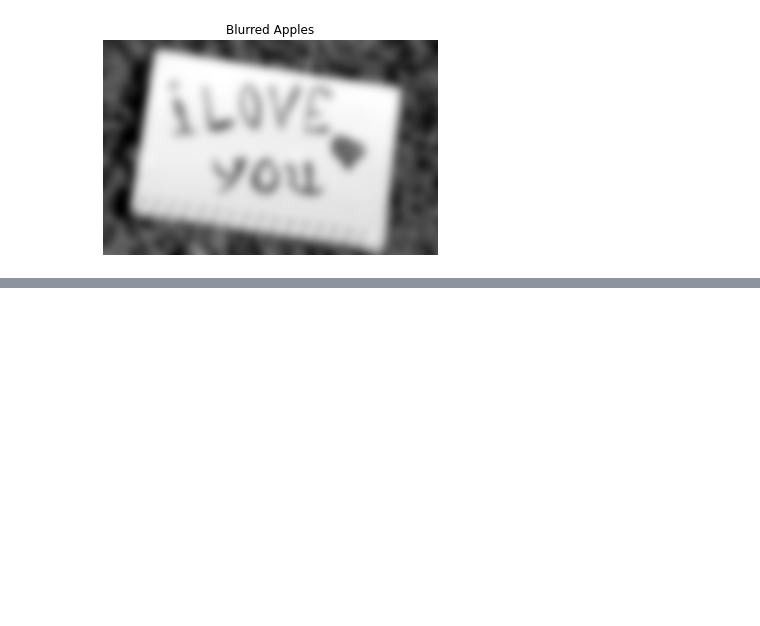
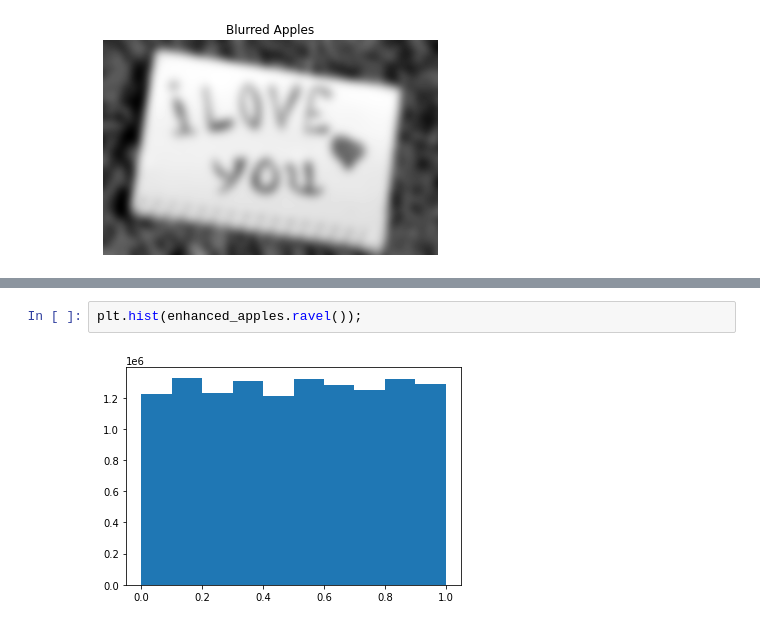
Before and after one commit to YousefAmerAwad/Image-Processing, a Jupyter notebook: Lab2/lab2.ipynb, the cells around one changed output, grey strips where cells are left out. Drawn from its saved outputs; the diff is of its cells as text; blank space fills up the shorter version.

```diff
--- a/Lab2/lab2.ipynb
+++ b/Lab2/lab2.ipynb
@@ -68,0 +92,4 @@ show_image(blurred_notebook, title='Blurred Apples')
+# %%
+plt.hist(enhanced_apples.ravel());
+# %% [output]
+[figure, added]
```
Also changed, not shown: parts of 14 cells of this notebook, 3 other files.
